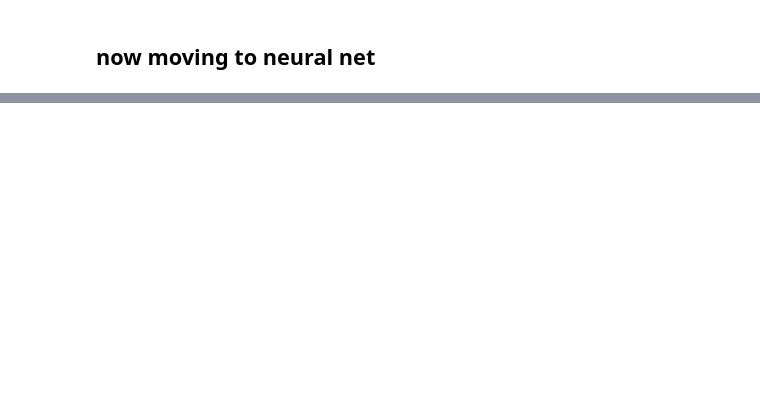
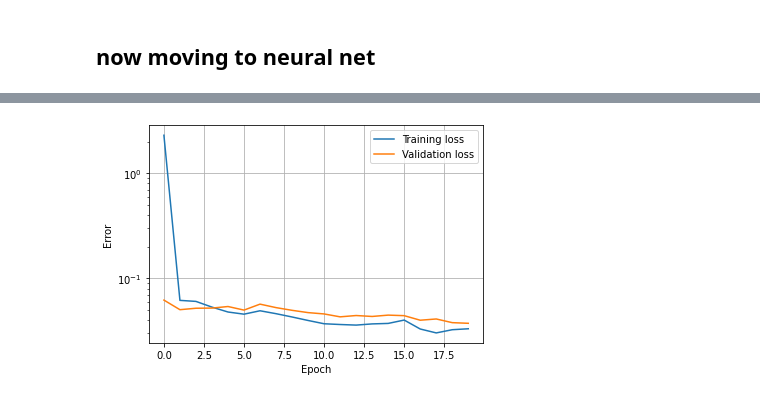
Before and after one commit to snowex-hackweek/cam-learning, a Jupyter notebook: contributors/marianne/learning-thurs.ipynb, the cells around one changed output, grey strips where cells are left out. Saved outputs shown, nothing was run; the diff lists cells and outputs as text; code cells hidden in the pictures; blank space fills up the shorter version.

```diff
--- a/contributors/marianne/learning-thurs.ipynb
+++ b/contributors/marianne/learning-thurs.ipynb
@@ -220,10 +235,12 @@ history =network.fit(train_X, train_y, epochs=20, validation_split = 0.2, verbos
 # %%
-plt.plot(history.history['loss'], label='Training loss')
-plt.plot(history.history['val_loss'], label='Validation loss')
+plt.semilogy(history.history['loss'], label='Training loss')
+plt.semilogy(history.history['val_loss'], label='Validation loss')
 plt.xlabel('Epoch')
 plt.ylabel('Error')
 plt.legend()
 plt.grid(True)
+# %% [output]
+[figure, added]
 # %%
 ## Linear Regression
 
```
Also changed, not shown: parts of 12 cells of this notebook.
